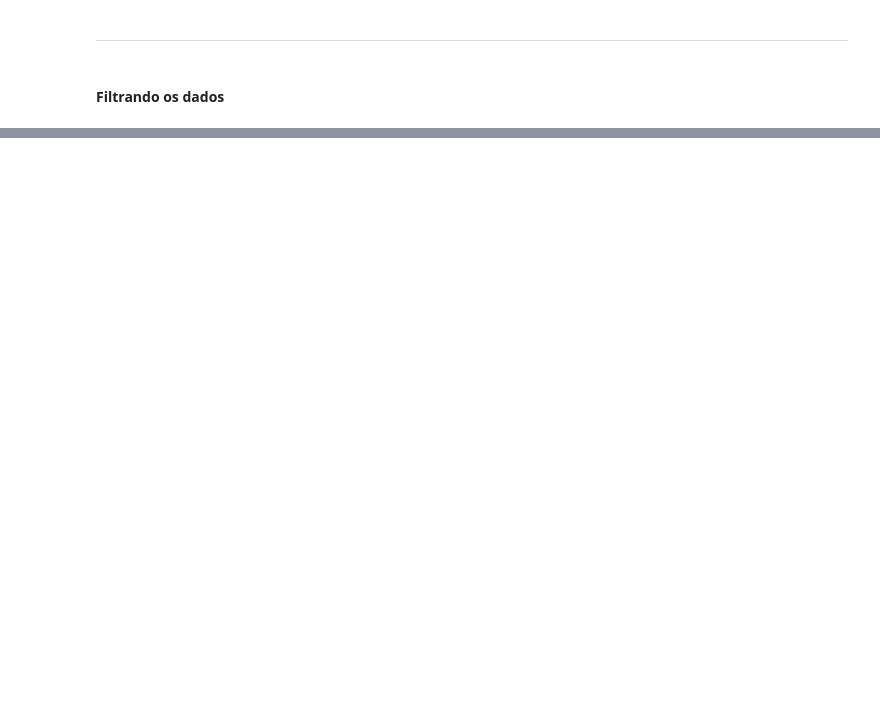
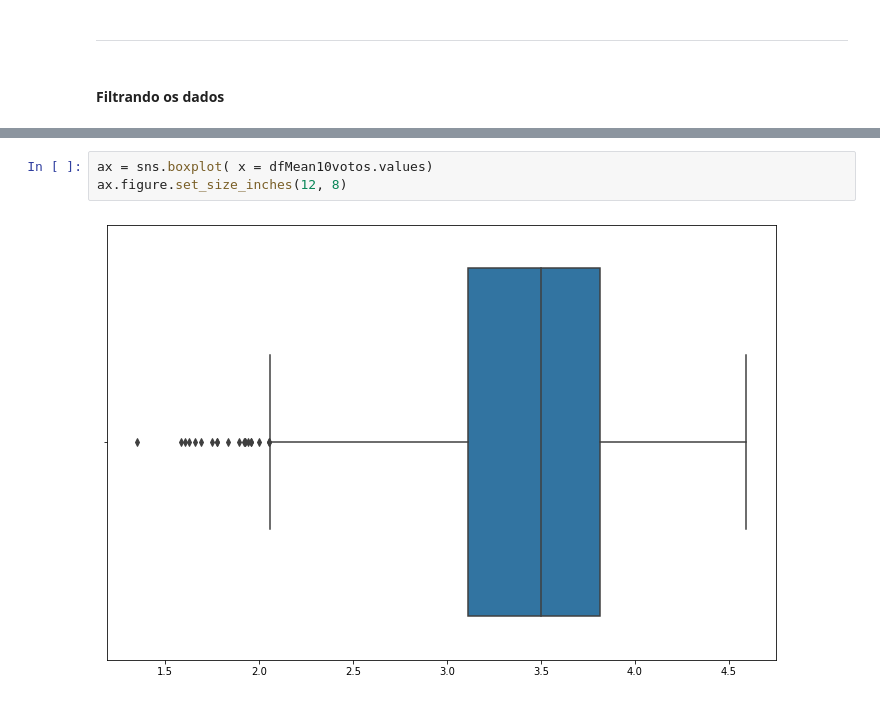
Before and after one commit to Marcus-Bernard0/data_science_alura, a Jupyter notebook: 11 - Testes estatísticos/Projeto.ipynb, the cells around one changed output, grey strips where cells are left out. Cells and saved outputs as stored; diff of their text form; blank space fills up the shorter version.

```diff
--- a/11 - Testes estatísticos/Projeto.ipynb
+++ b/11 - Testes estatísticos/Projeto.ipynb
@@ -124,0 +187,5 @@ Text(0.5, 1.0, 'Média dos votos filmes com dez ou mais votos')
+# %%
+ax = sns.boxplot( x = dfMean10votos.values)
+ax.figure.set_size_inches(12, 8)
+# %% [output]
+[figure, added]
```
Also changed, not shown: parts of 18 cells of this notebook.
